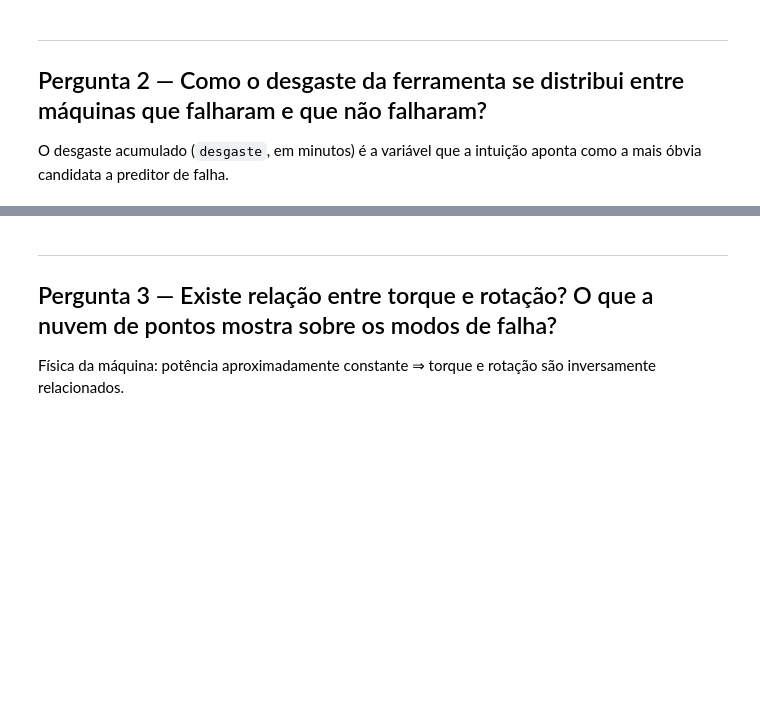
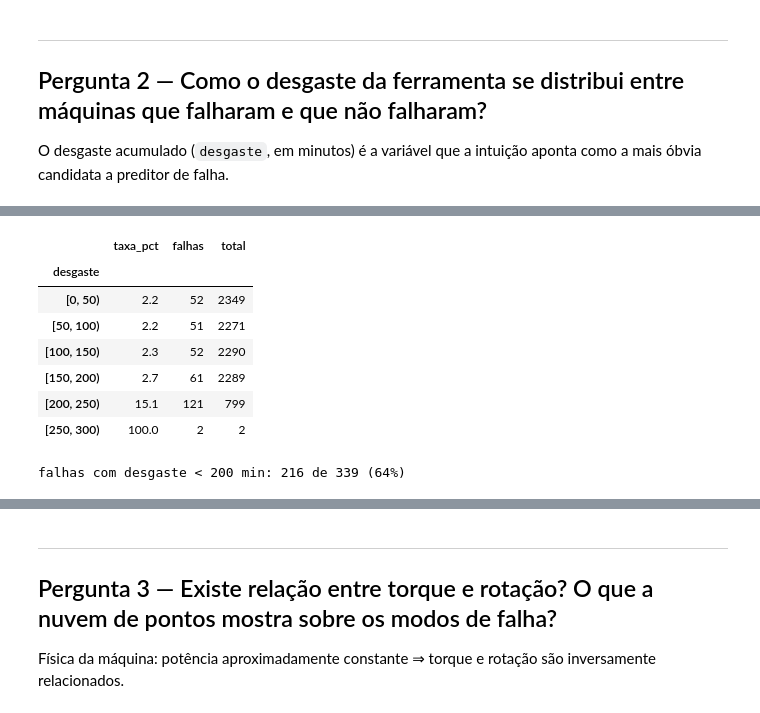
Before and after one commit to gdogabriel/utfpr-ai-proj, a Jupyter notebook: notebooks/01-eda.ipynb, the cells around one changed output, grey strips where cells are left out. Saved outputs shown, nothing was run; the diff lists cells and outputs as text; code cells hidden in the pictures; blank space fills up the shorter version.

```diff
--- a/notebooks/01-eda.ipynb
+++ b/notebooks/01-eda.ipynb
@@ -98,0 +133,22 @@ resolve.
+# %%
+import pandas as pd
+
+faixas = pd.cut(df["desgaste"], bins=range(0, 301, 50), right=False)
+tabela = df.groupby(faixas, observed=True)["falha"].agg(
+    taxa_pct=lambda s: round(s.mean() * 100, 1), falhas="sum", total="count"
+)
+display(tabela)
+
+antes_200 = (df["falha"] & (df["desgaste"] < 200)).sum()
+print(f"falhas com desgaste < 200 min: {antes_200} de {df['falha'].sum()} "
+      f"({antes_200 / df['falha'].sum():.0%})")
+# %% [output]
+|  | taxa_pct | falhas | total |
+| desgaste |  |  |  |
+| [0, 50) | 2.2 | 52 | 2349 |
+| [50, 100) | 2.2 | 51 | 2271 |
+| [100, 150) | 2.3 | 52 | 2290 |
+| [150, 200) | 2.7 | 61 | 2289 |
+| [200, 250) | 15.1 | 121 | 799 |
+| [250, 300) | 100.0 | 2 | 2 |
+falhas com desgaste < 200 min: 216 de 339 (64%)
```
Also changed, not shown: parts of 4 cells of this notebook.
